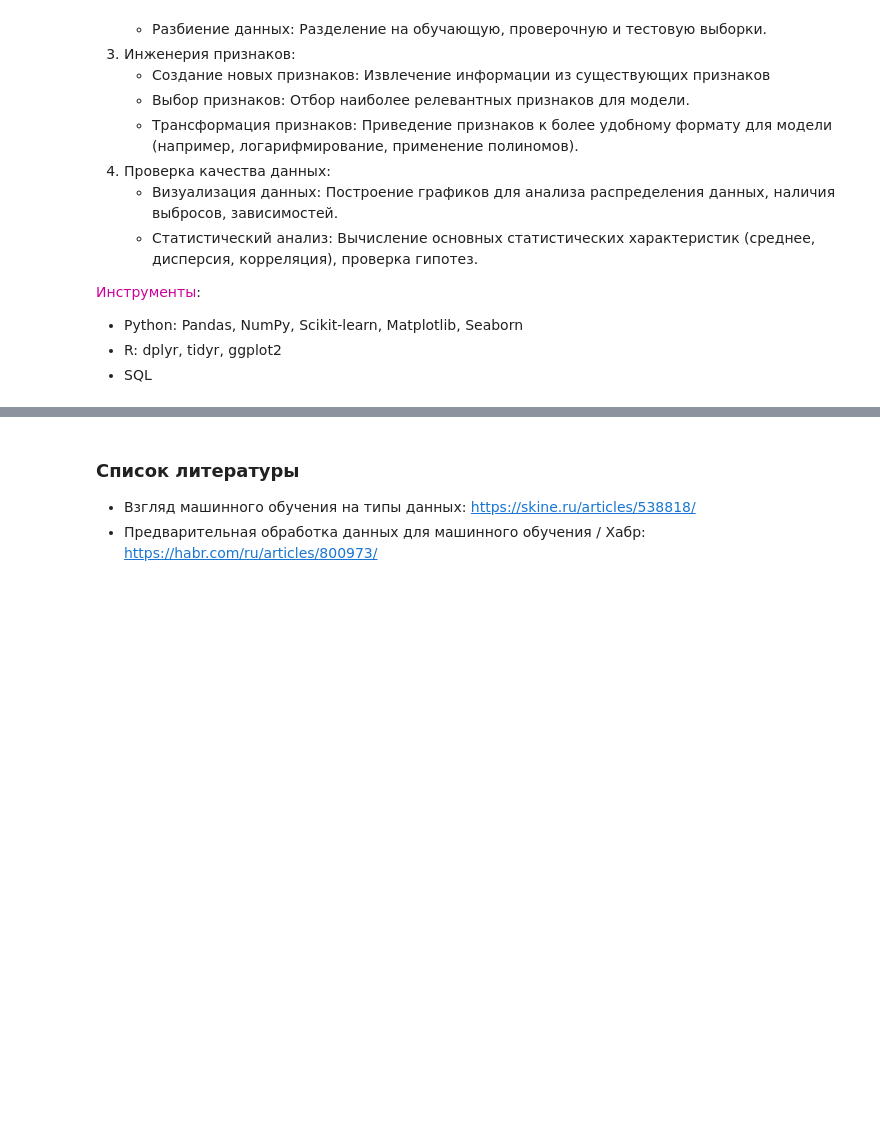
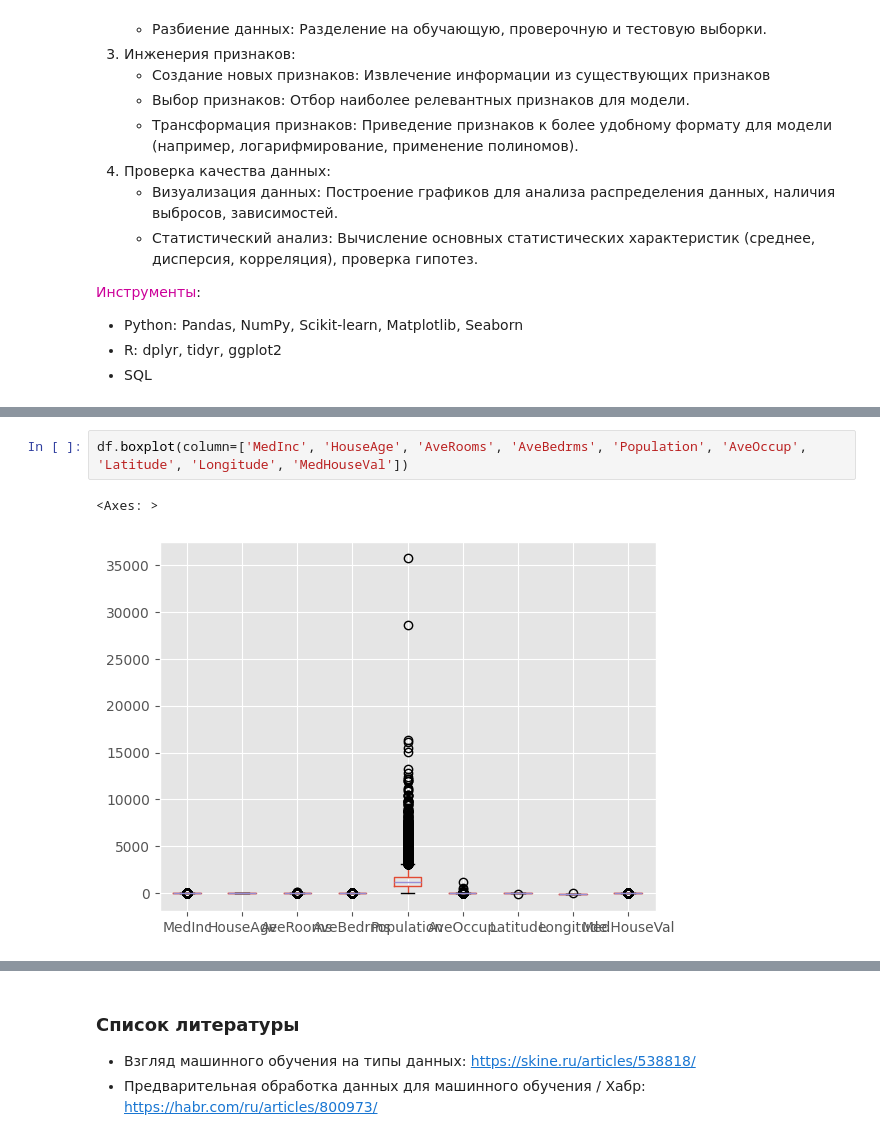
Before and after one commit to DianaShiryaeva/data_preparation, a Jupyter notebook: preparation.ipynb, the cells around one changed output, grey strips where cells are left out. Drawn from its saved outputs; the diff is of its cells as text; blank space fills up the shorter version.

```diff
--- a/preparation.ipynb
+++ b/preparation.ipynb
@@ -106,0 +281,5 @@
+# %%
+df.boxplot(column=['MedInc', 'HouseAge', 'AveRooms', 'AveBedrms', 'Population', 'AveOccup', 'Latitude', 'Longitude', 'MedHouseVal'])
+# %% [output]
+<Axes: >
+[figure, added]
```
Also changed, not shown: parts of 20 cells of this notebook, 1 other file.
